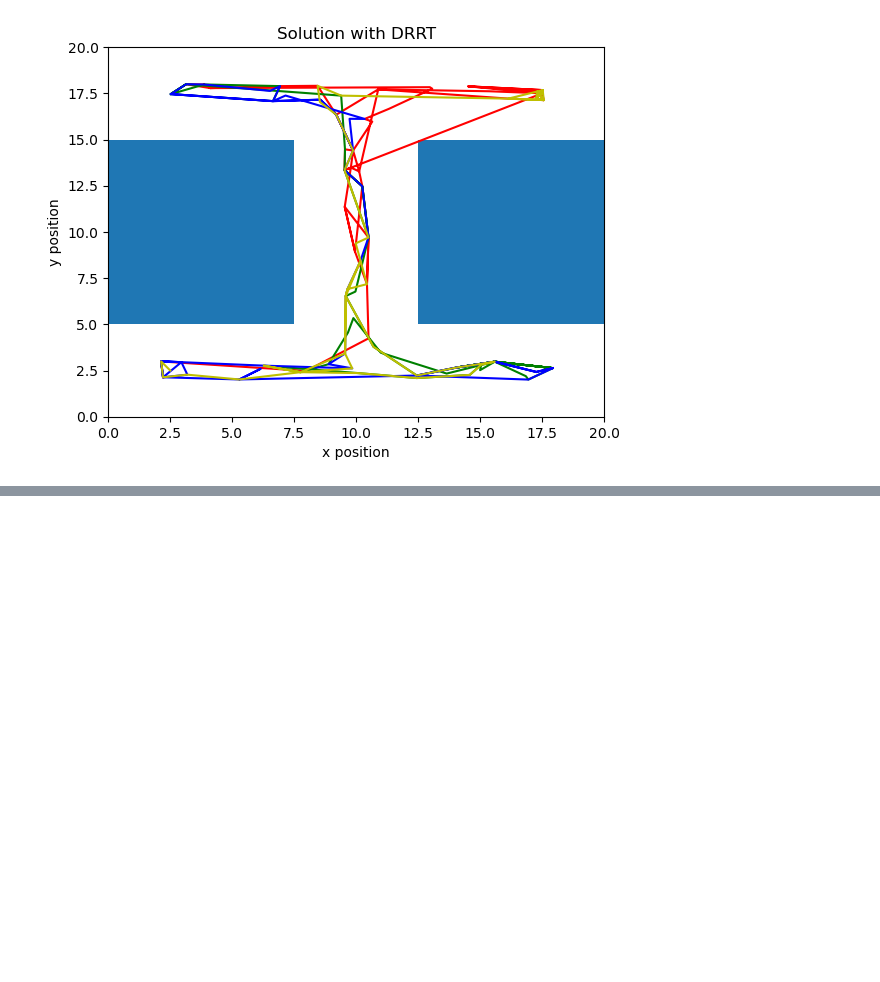
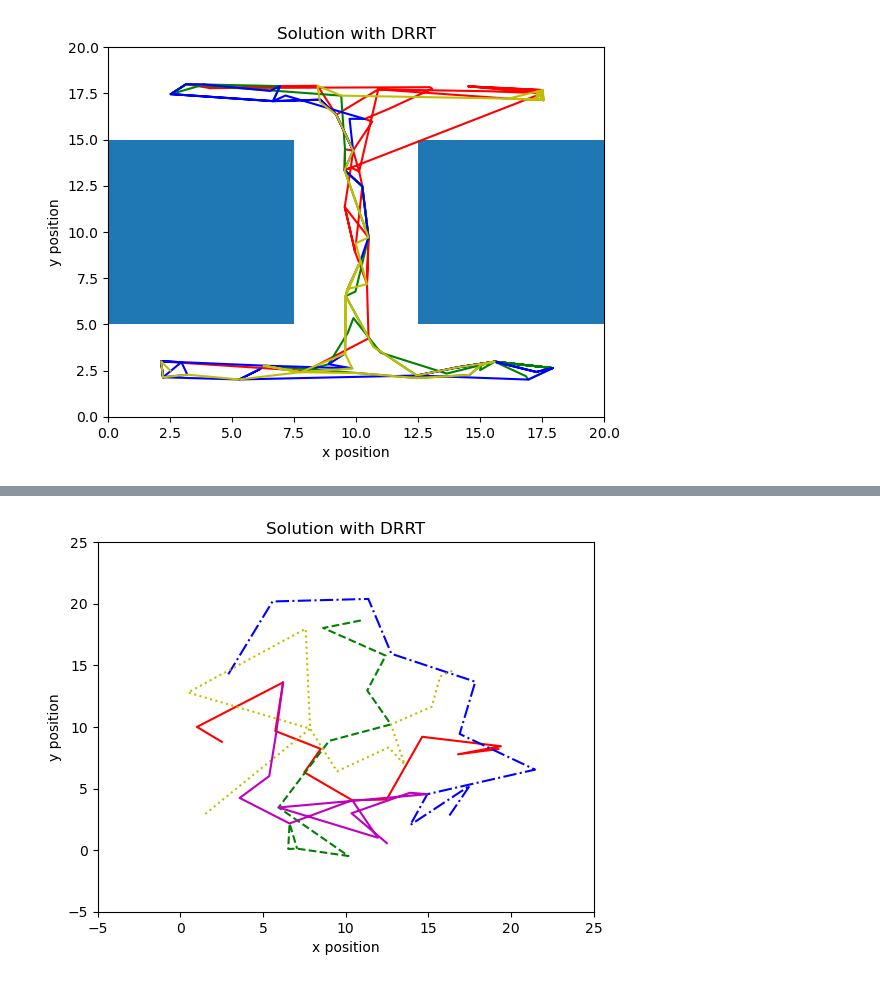
Before and after one commit to minhnguyen1406/Discrete-RRT, a Jupyter notebook: visualization.ipynb, the cells around one changed output, grey strips where cells are left out. Saved outputs shown, nothing was run; the diff lists cells and outputs as text; code cells hidden in the pictures; blank space fills up the shorter version.

Commit message:
More scenarios

```diff
--- a/visualization.ipynb
+++ b/visualization.ipynb
@@ -559,3 +492,66 @@ plot_scenario2_soln("Solution with DRRT", drrt_soln2, robot_count=5)
+# %%
+drrt_soln2 = """
+19.2276 8.2072 10.9127 18.6417 2.89437 14.2765 1.5009 2.9344 12.4842 0.567362
+19.2276 8.2072 10.9127 18.6417 2.89437 14.2765 1.5009 2.9344 12.4842 0.567362
+19.2276 8.2072 10.9127 18.6417 2.89437 14.2765 1.5009 2.9344 12.4842 0.567362
+19.2276 8.2072 10.9127 18.6417 2.89437 14.2765 1.5009 2.9344 12.4842 0.567362
+19.2276 8.2072 10.9127 18.6417 2.89437 14.2765 1.5009 2.9344 12.4842 0.567362
+16.789 7.77598 8.6349 18.0311 5.56819 20.1834 7.84051 9.86243 10.3466 2.99121
+16.789 7.77598 8.6349 18.0311 5.56819 20.1834 7.84051 9.86243 10.3466 2.99121
+16.789 7.77598 8.6349 18.0311 5.56819 20.1834 7.84051 9.86243 10.3466 2.99121
+16.789 7.77598 8.6349 18.0311 5.56819 20.1834 7.84051 9.86243 10.3466 2.99121
+16.789 7.77598 8.6349 18.0311 5.56819 20.1834 7.84051 9.86243 10.3466 2.99121
+19.3823 8.43248 12.416 15.7856 11.3638 20.3895 0.459271 12.7973 13.8764 4.6555
+19.3823 8.43248 12.416 15.7856 11.3638 20.3895 0.459271 12.7973 13.8764 4.6555
+19.3823 8.43248 12.416 15.7856 11.3638 20.3895 0.459271 12.7973 13.8764 4.6555
+19.3823 8.43248 12.416 15.7856 11.3638 20.3895 0.459271 12.7973 13.8764 4.6555
+19.3823 8.43248 12.416 15.7856 11.3638 20.3895 0.459271 12.7973 13.8764 4.6555
+14.621 9.19974 11.2984 12.9599 12.7587 15.9382 7.57455 17.9661 14.9316 4.54097
+14.621 9.19974 11.2984 12.9599 12.7587 15.9382 7.57455 17.9661 14.9316 4.54097
+14.621 9.19974 11.2984 12.9599 12.7587 15.9382 7.57455 17.9661 14.9316 4.54097
+14.621 9.19974 11.2984 12.9599 12.7587 15.9382 7.57455 17.9661 14.9316 4.54097
+14.621 9.19974 11.2984 12.9599 12.7587 15.9382 7.57455 17.9661 14.9316 4.54097
+12.469 4.10669 12.731 10.2055 13.7324 15.5006 7.84051 9.86243 5.93337 3.46178
+12.469 4.10669 12.731 10.2055 13.7324 15.5006 7.84051 9.86243 5.93337 3.46178
+12.469 4.10669 12.731 10.2055 13.7324 15.5006 7.84051 9.86243 5.93337 3.46178
+12.469 4.10669 12.731 10.2055 13.7324 15.5006 7.84051 9.86243 5.93337 3.46178
+12.469 4.10669 12.731 10.2055 13.7324 15.5006 7.84051 9.86243 5.93337 3.46178
+10.3914 4.0477 8.99369 8.86965 17.8339 13.6701 9.46887 6.3935 11.9283 1.01062
+10.3914 4.0477 8.99369 8.86965 17.8339 13.6701 9.46887 6.3935 11.9283 1.01062
+10.3914 4.0477 8.99369 8.86965 17.8339 13.6701 9.46887 6.3935 11.9283 1.01062
+10.3914 4.0477 8.99369 8.86965 17.8339 13.6701 9.46887 6.3935 11.9283 1.01062
+10.3914 4.0477 8.99369 8.86965 17.8339 13.6701 9.46887 6.3935 11.9283 1.01062
+7.4924 6.31315 5.93337 3.46178 16.889 9.42987 12.5902 8.33673 10.3914 4.0477
+7.4924 6.31315 5.93337 3.46178 16.889 9.42987 12.5902 8.33673 10.3914 4.0477
+7.4924 6.31315 5.93337 3.46178 16.889 9.42987 12.5902 8.33673 10.3914 4.0477
+7.4924 6.31315 5.93337 3.46178 16.889 9.42987 12.5902 8.33673 10.3914 4.0477
+7.4924 6.31315 5.93337 3.46178 16.889 9.42987 12.5902 8.33673 10.3914 4.0477
+8.4868 8.2163 10.1623 -0.477742 21.4442 6.53387 13.5567 6.95533 6.59888 2.16429
+8.4868 8.2163 10.1623 -0.477742 21.4442 6.53387 13.5567 6.95533 6.59888 2.16429
+8.4868 8.2163 10.1623 -0.477742 21.4442 6.53387 13.5567 6.95533 6.59888 2.16429
+8.4868 8.2163 10.1623 -0.477742 21.4442 6.53387 13.5567 6.95533 6.59888 2.16429
+8.4868 8.2163 10.1623 -0.477742 21.4442 6.53387 13.5567 6.95533 6.59888 2.16429
+5.7381 9.67053 7.05542 0.118865 14.9316 4.54097 12.731 10.2055 3.58222 4.23379
+5.7381 9.67053 7.05542 0.118865 14.9316 4.54097 12.731 10.2055 3.58222 4.23379
+5.7381 9.67053 7.05542 0.118865 14.9316 4.54097 12.731 10.2055 3.58222 4.23379
+5.7381 9.67053 7.05542 0.118865 14.9316 4.54097 12.731 10.2055 3.58222 4.23379
+5.7381 9.67053 7.05542 0.118865 14.9316 4.54097 12.731 10.2055 3.58222 4.23379
+6.20941 13.6131 6.51837 0.095652 13.9007 2.04005 15.2041 11.6407 5.37112 6.00982
+6.20941 13.6131 6.51837 0.095652 13.9007 2.04005 15.2041 11.6407 5.37112 6.00982
+6.20941 13.6131 6.51837 0.095652 13.9007 2.04005 15.2041 11.6407 5.37112 6.00982
+6.20941 13.6131 6.51837 0.095652 13.9007 2.04005 15.2041 11.6407 5.37112 6.00982
+6.20941 13.6131 6.51837 0.095652 13.9007 2.04005 15.2041 11.6407 5.37112 6.00982
+1 10 6.59888 2.16429 17.4999 5.23321 15.7101 14.1076 5.77642 9.37783
+1 10 6.59888 2.16429 17.4999 5.23321 15.7101 14.1076 5.77642 9.37783
+1 10 6.59888 2.16429 17.4999 5.23321 15.7101 14.1076 5.77642 9.37783
+1 10 6.59888 2.16429 17.4999 5.23321 15.7101 14.1076 5.77642 9.37783
+1 10 6.59888 2.16429 17.4999 5.23321 15.7101 14.1076 5.77642 9.37783
+2.5024 8.78629 7.05542 0.118865 16.2709 2.81498 16.4868 14.5879 6.20941 13.6131
+"""
+
+plot_scenario2_soln("Solution with DRRT", drrt_soln2, robot_count=5)
+# %% [output]
+[figure, added]
 # %%
 animate_scenario2("Solution with DRRT", drrt_soln2, robot_count=5)
 # %% [markdown]
```
Also changed, not shown: parts of 7 cells of this notebook, 12 other files.
